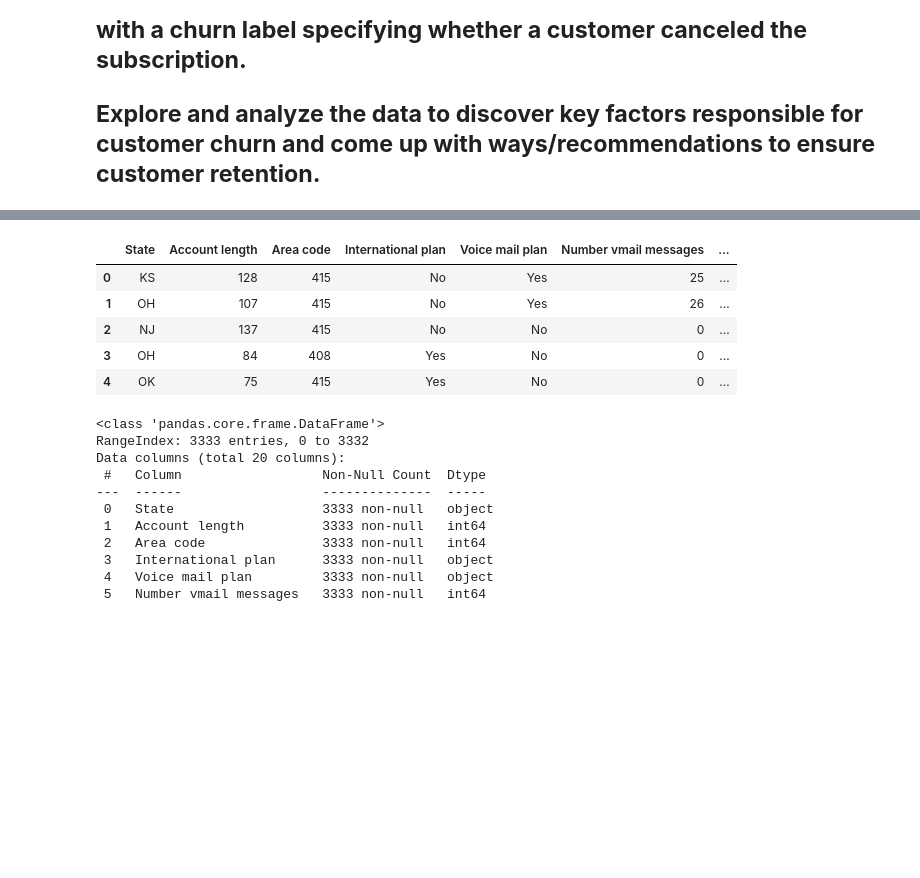
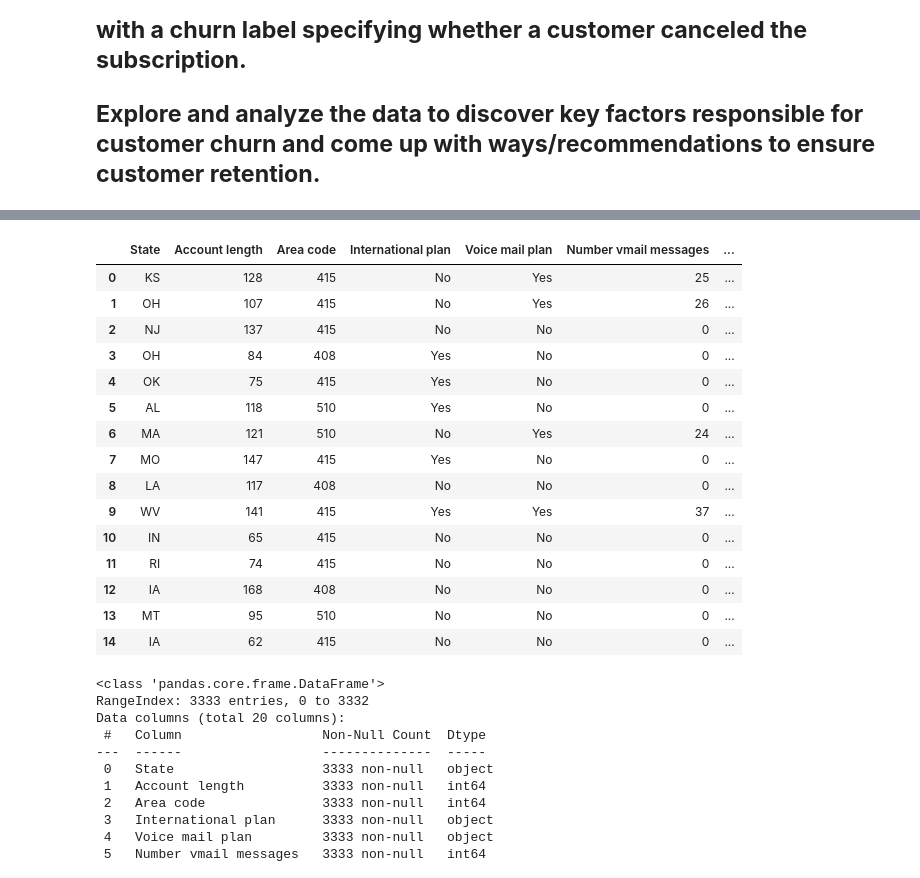
Before and after one commit to Peeyush2027/Telecom-churn-analysis, a Jupyter notebook: CH_Peeyush_Jain_Telecom_Churn_Analysis_Capstone_Project.ipynb, the cells around one changed output, grey strips where cells are left out. Cells and saved outputs as stored; diff of their text form; code cells hidden in the pictures; blank space fills up the shorter version.

```diff
--- a/CH_Peeyush_Jain_Telecom_Churn_Analysis_Capstone_Project.ipynb
+++ b/CH_Peeyush_Jain_Telecom_Churn_Analysis_Capstone_Project.ipynb
@@ -19,11 +19,21 @@ Drive already mounted at /content/drive; to attempt to forcibly remount, call dr
 file_path='/content/drive/MyDrive/Almabetter assignments/Module 1- Python/Capstone Project/Capstone project-1 ( Telecom )/Copy of Telecom Churn.csv'
 df=pd.read_csv(file_path)
 # %%
-df.head()
+df.head(15)
 # %% [output]
 |  | State | Account length | Area code | International plan | Voice mail plan | Number vmail messages | ... |
 | 0 | KS | 128 | 415 | No | Yes | 25 | ... |
 | 1 | OH | 107 | 415 | No | Yes | 26 | ... |
 | 2 | NJ | 137 | 415 | No | No | 0 | ... |
 | 3 | OH | 84 | 408 | Yes | No | 0 | ... |
 | 4 | OK | 75 | 415 | Yes | No | 0 | ... |
+| 5 | AL | 118 | 510 | Yes | No | 0 | ... |
+| 6 | MA | 121 | 510 | No | Yes | 24 | ... |
+| 7 | MO | 147 | 415 | Yes | No | 0 | ... |
+| 8 | LA | 117 | 408 | No | No | 0 | ... |
+| 9 | WV | 141 | 415 | Yes | Yes | 37 | ... |
+| 10 | IN | 65 | 415 | No | No | 0 | ... |
+| 11 | RI | 74 | 415 | No | No | 0 | ... |
+| 12 | IA | 168 | 408 | No | No | 0 | ... |
+| 13 | MT | 95 | 510 | No | No | 0 | ... |
+| 14 | IA | 62 | 415 | No | No | 0 | ... |
```
Also changed, not shown: parts of 52 cells of this notebook.
